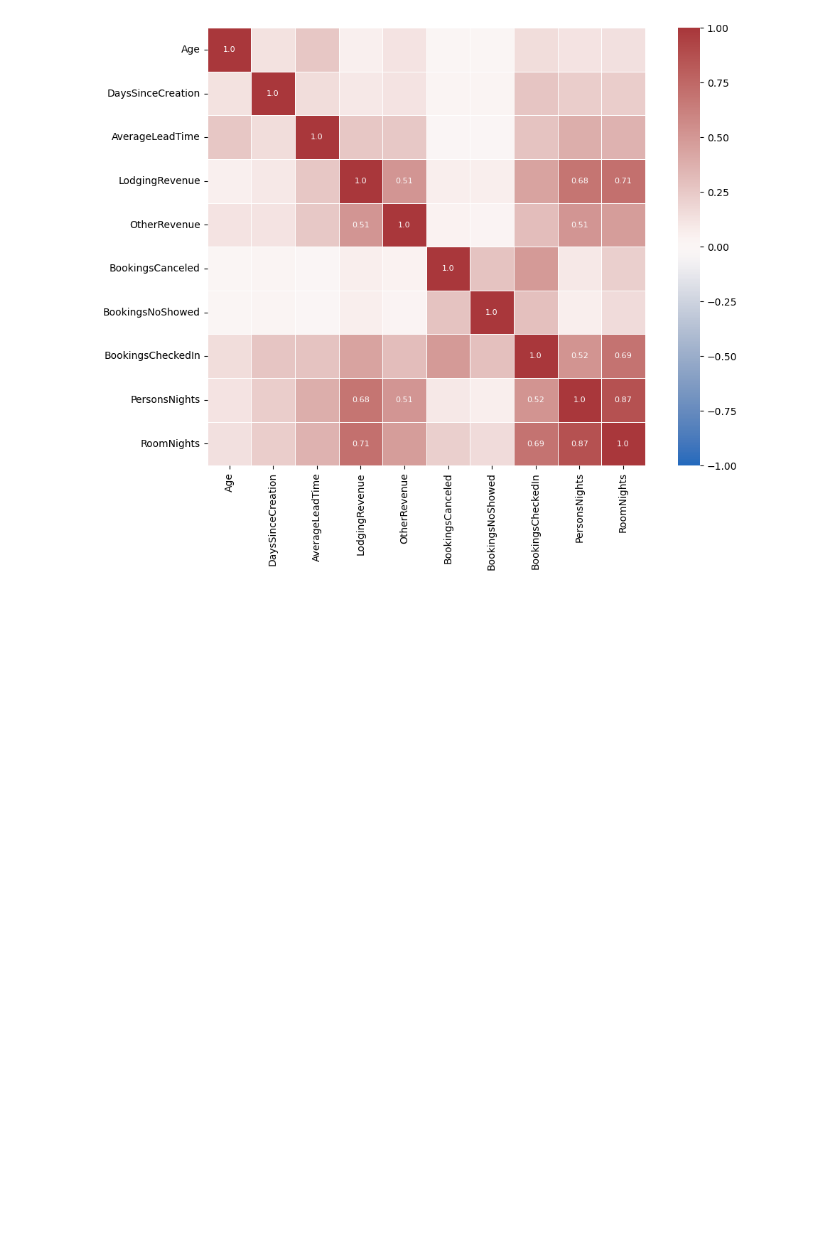
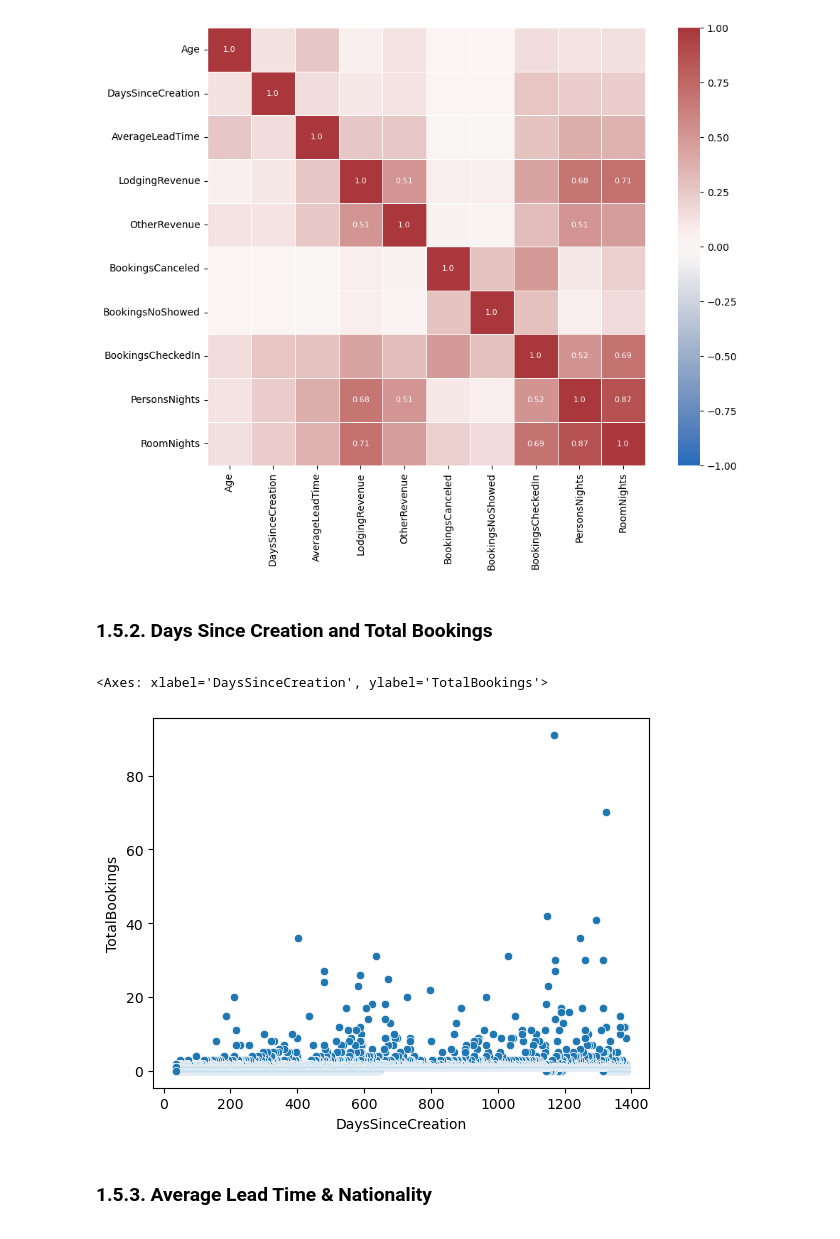
Before and after one commit to RubenCMarques/Hotel-Customer-Segmentation, a Jupyter notebook: Notebooks/Chloe_workspace.ipynb, the cells around one changed output. Cells and saved outputs as stored; diff of their text form; code cells hidden in the pictures; blank space fills up the shorter version.

```diff
--- a/Notebooks/Chloe_workspace.ipynb
+++ b/Notebooks/Chloe_workspace.ipynb
@@ -1074,0 +1110,17 @@ plt.show()
+# %% [markdown]
+<a class="anchor" id="sub-section-1_5_2">
+
+### 1.5.2. Days Since Creation and Total Bookings
+
+</a>
+# %%
+sns.scatterplot(datacopy, x = datacopy["DaysSinceCreation"], y = datacopy["TotalBookings"])
+# %% [output]
+<Axes: xlabel='DaysSinceCreation', ylabel='TotalBookings'>
+[figure, added]
+# %% [markdown]
+<a class="anchor" id="sub-section-1_5_3">
+
+### 1.5.3. Average Lead Time & Nationality
+
+</a>
```
Also changed, not shown: parts of 9 cells of this notebook.
